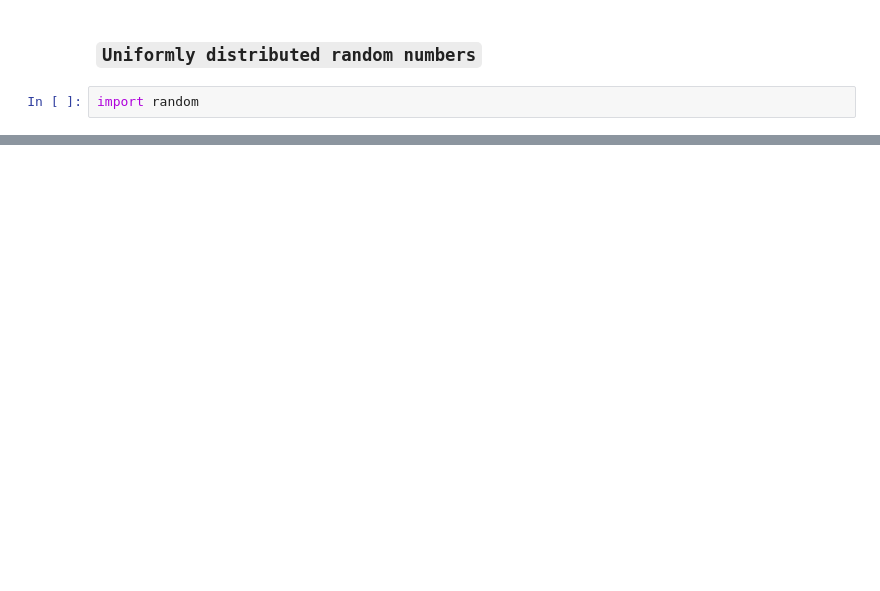
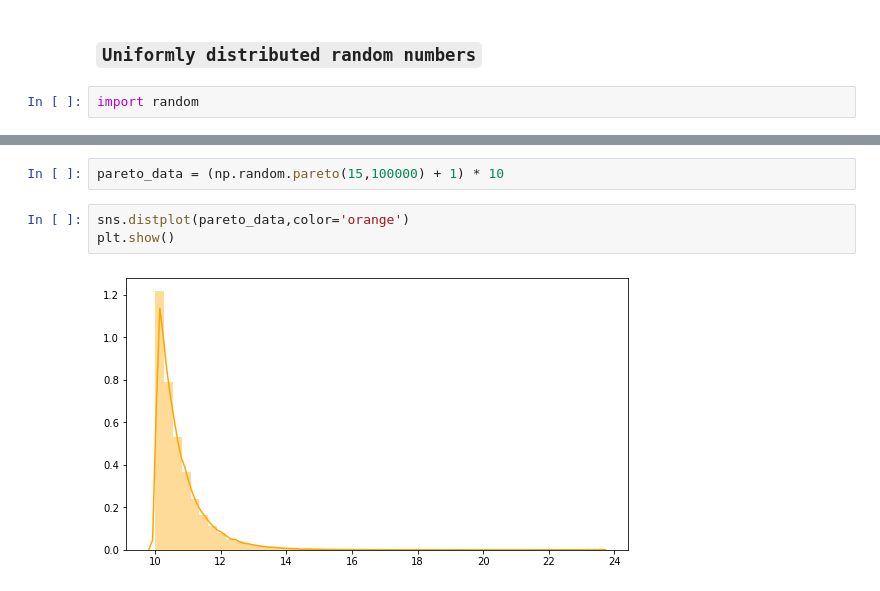
Before and after one commit to raj-shr-git/AAIC_Practice, a Jupyter notebook: VIDEO_PRACTICE/MODULE-1/M2_Sec1_EDA.ipynb, the cells around one changed output, grey strips where cells are left out. Saved outputs shown, nothing was run; the diff lists cells and outputs as text; blank space fills up the shorter version.

```diff
--- a/VIDEO_PRACTICE/MODULE-1/M2_Sec1_EDA.ipynb
+++ b/VIDEO_PRACTICE/MODULE-1/M2_Sec1_EDA.ipynb
@@ -566,0 +578,7 @@ scipy.stats.probplot(dummy_arr2,dist='pareto',sparams=(1,0),plot=plt)
+# %%
+pareto_data = (np.random.pareto(15,100000) + 1) * 10
+# %%
+sns.distplot(pareto_data,color='orange')
+plt.show()
+# %% [output]
+[figure, added]
```
Also changed, not shown: parts of 74 cells of this notebook.
